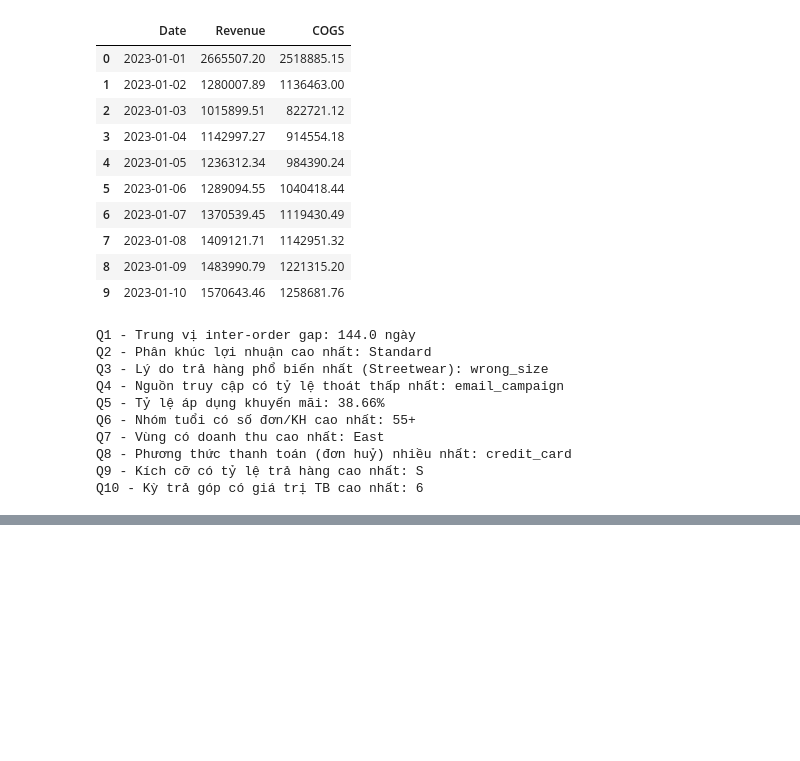
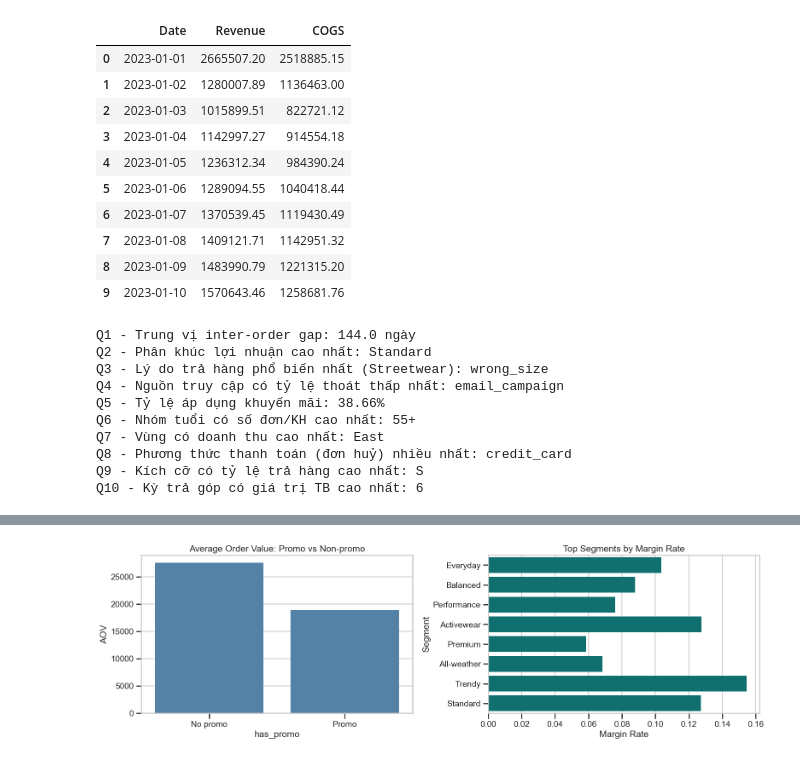
Before and after one commit to Laxury-H/Mouis_Datathon-2026, a Jupyter notebook: Data/baseline.ipynb, the cells around one changed output, grey strips where cells are left out. Cells and saved outputs as stored; diff of their text form; code cells hidden in the pictures; blank space fills up the shorter version.

```diff
--- a/Data/baseline.ipynb
+++ b/Data/baseline.ipynb
@@ -333,0 +587,46 @@ Q10 - Kỳ trả góp có giá trị TB cao nhất: 6
+# %%
+# 8.3 Promotion quality and gross-margin structure
+order_level = (
+    line_items.groupby('order_id', as_index=False)
+    .agg(
+        order_date=('order_date', 'first'),
+        net_sales=('net_sales', 'sum'),
+        gross_profit=('gross_profit', 'sum'),
+        has_promo=('has_promo', 'max')
+    )
+)
+order_level['margin_rate'] = np.where(order_level['net_sales'] > 0, order_level['gross_profit'] / order_level['net_sales'], np.nan)
+
+promo_summary = order_level.groupby('has_promo').agg(
+    orders=('order_id', 'count'),
+    avg_order_value=('net_sales', 'mean'),
+    avg_margin_rate=('margin_rate', 'mean')
+)
+promo_summary.index = promo_summary.index.map({False: 'No promo', True: 'Promo'})
+promo_summary
+
+segment_summary = line_items.groupby('segment').agg(
+    net_sales=('net_sales', 'sum'),
+    gross_profit=('gross_profit', 'sum')
+).sort_values('net_sales', ascending=False)
+segment_summary['margin_rate'] = segment_summary['gross_profit'] / segment_summary['net_sales']
+
+fig, axes = plt.subplots(1, 2, figsize=(16, 5))
+sns.barplot(x=promo_summary.index, y=promo_summary['avg_order_value'], ax=axes[0], color='steelblue')
+axes[0].set_title('Average Order Value: Promo vs Non-promo')
+axes[0].set_ylabel('AOV')
+
+sns.barplot(
+    x=segment_summary['margin_rate'].head(8).values,
+    y=segment_summary.head(8).index,
+    ax=axes[1],
+    color='teal'
+ )
+axes[1].set_title('Top Segments by Margin Rate')
+axes[1].set_xlabel('Margin Rate')
+axes[1].set_ylabel('Segment')
+
+plt.tight_layout()
+plt.show()
+# %% [output]
+[figure, added]
```
Also changed, not shown: parts of 12 cells of this notebook, 8 other files.
